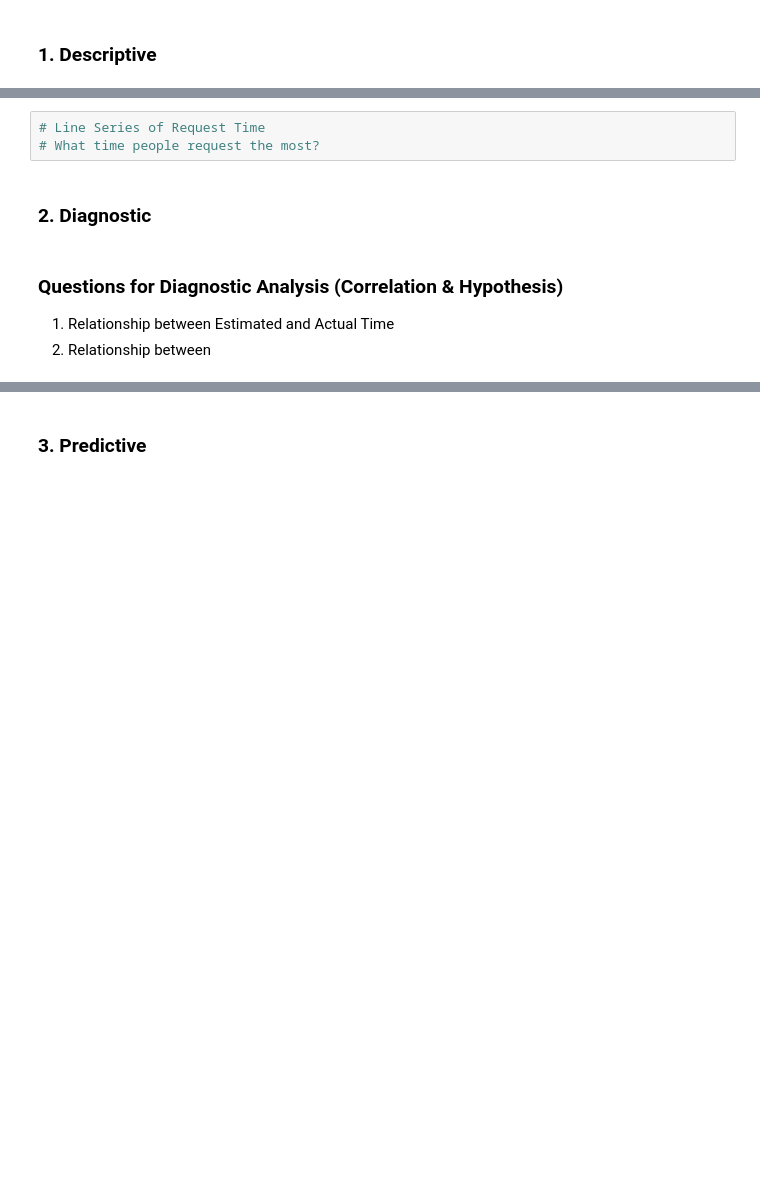
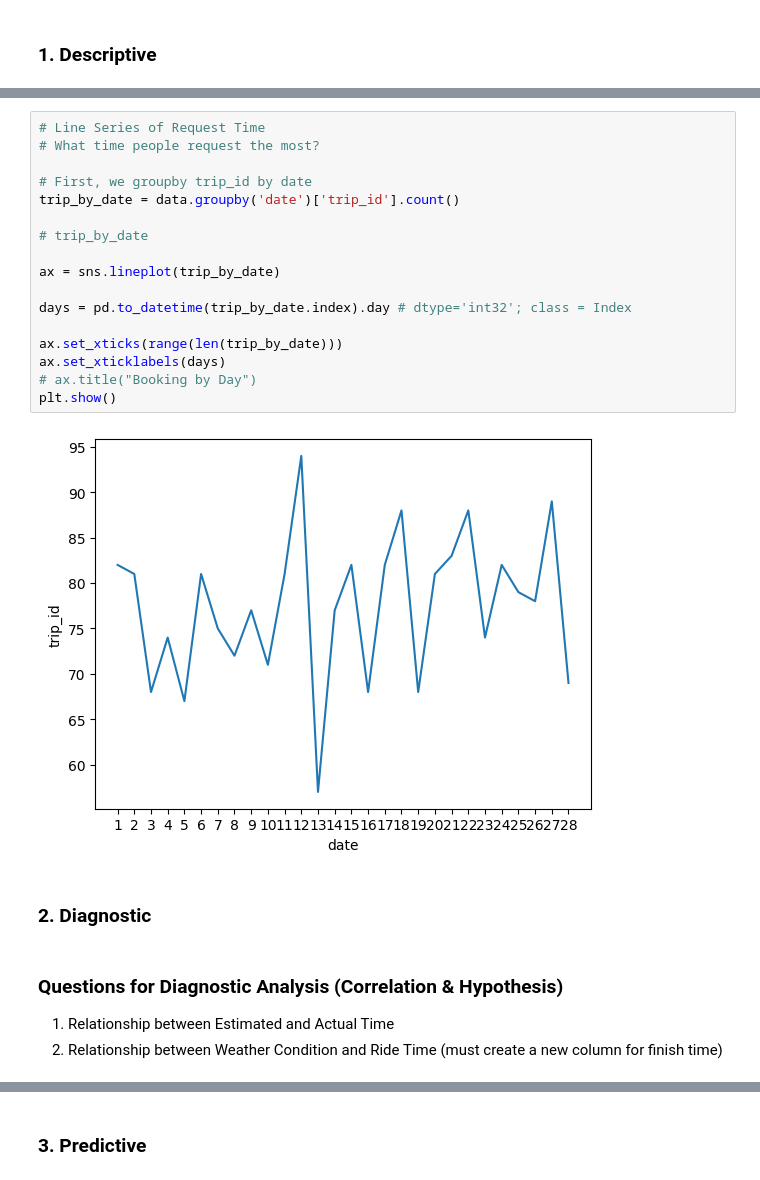
Before and after one commit to LaimengEung/system-analysis-group-final-project, a Jupyter notebook: analysis.ipynb, the cells around one changed output, grey strips where cells are left out. Drawn from its saved outputs; the diff is of its cells as text; blank space fills up the shorter version.

```diff
--- a/analysis.ipynb
+++ b/analysis.ipynb
@@ -182,9 +187,25 @@ plt.tight_layout()
 # %%
 # Line Series of Request Time
 # What time people request the most?
+
+# First, we groupby trip_id by date
+trip_by_date = data.groupby('date')['trip_id'].count()
+
+# trip_by_date
+
+ax = sns.lineplot(trip_by_date)
+
+days = pd.to_datetime(trip_by_date.index).day # dtype='int32'; class = Index
+
+ax.set_xticks(range(len(trip_by_date)))
+ax.set_xticklabels(days)
+# ax.title("Booking by Day")
+plt.show()
+# %% [output]
+[figure, added]
 # %% [markdown]
 ### 2. Diagnostic
 # %% [markdown]
 ### Questions for Diagnostic Analysis (Correlation & Hypothesis)
 1. Relationship between Estimated and Actual Time
-2. Relationship between
+2. Relationship between Weather Condition and Ride Time (must create a new column for finish time)
```
Also changed, not shown: parts of 26 cells of this notebook, 2 other files.
